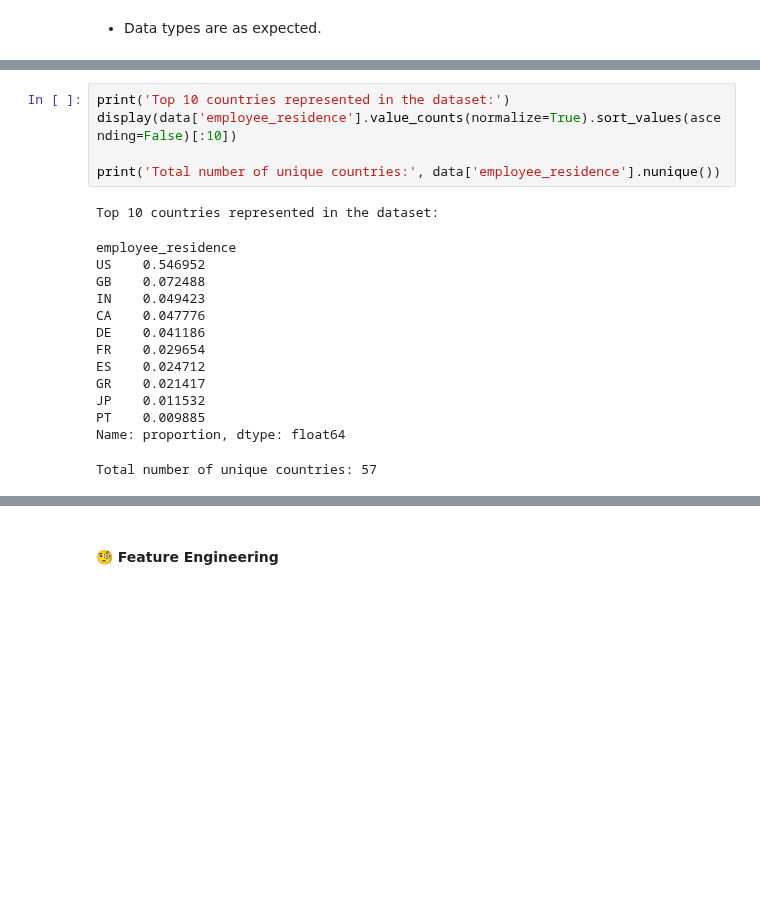
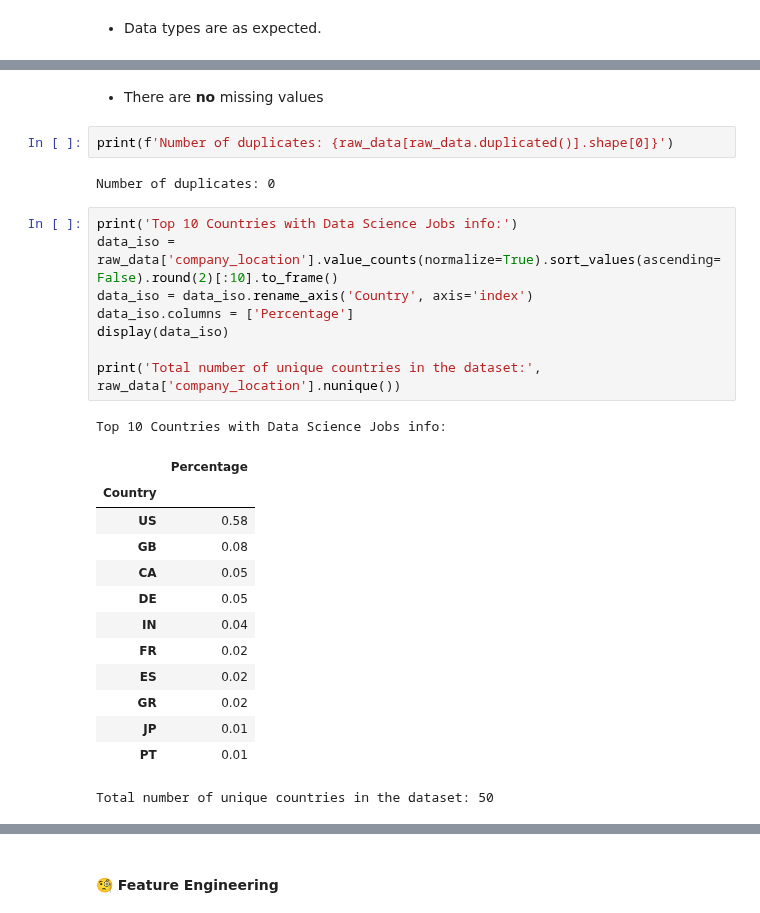
Before and after one commit to akramkhal/KaggleProjects, a Jupyter notebook: DataScieSalary/ds_salary.ipynb.ipynb, the cells around one changed output, grey strips where cells are left out. Cells and saved outputs as stored; diff of their text form; blank space fills up the shorter version.

```diff
--- a/DataScieSalary/insurance.ipynb.ipynb
+++ b/DataScieSalary/ds_salary.ipynb.ipynb
@@ -109,22 +147,31 @@ display('Number of observations:', data.shape[0])
+# %% [markdown]
+- There are **no** missing values
+# %%
+print(f'Number of duplicates: {raw_data[raw_data.duplicated()].shape[0]}')
+# %% [output]
+Number of duplicates: 0
 # %%
-print('Top 10 countries represented in the dataset:')
-display(data['employee_residence'].value_counts(normalize=True).sort_values(ascending=False)[:10])
+print('Top 10 Countries with Data Science Jobs info:')
+data_iso = raw_data['company_location'].value_counts(normalize=True).sort_values(ascending=False).round(2)[:10].to_frame()
+data_iso = data_iso.rename_axis('Country', axis='index')
+data_iso.columns = ['Percentage']
+display(data_iso)
 
-print('Total number of unique countries:', data['employee_residence'].nunique())
+print('Total number of unique countries in the dataset:', raw_data['company_location'].nunique())
 # %% [output]
-Top 10 countries represented in the dataset:
+Top 10 Countries with Data Science Jobs info:
+|  | Percentage |
+| Country |  |
+| US | 0.58 |
+| GB | 0.08 |
+| CA | 0.05 |
+| DE | 0.05 |
+| IN | 0.04 |
+| FR | 0.02 |
+| ES | 0.02 |
+| GR | 0.02 |
+| JP | 0.01 |
+| PT | 0.01 |
-employee_residence
-US    0.546952
-GB    0.072488
-IN    0.049423
-CA    0.047776
-DE    0.041186
-FR    0.029654
-ES    0.024712
-GR    0.021417
-JP    0.011532
-PT    0.009885
-Name: proportion, dtype: float64
+Total number of unique countries in the dataset: 50
-Total number of unique countries: 57
 # %%
 print('Top 10 Data Science job titles:')
```
Also changed, not shown: parts of 6 cells of this notebook, 3 other files.
